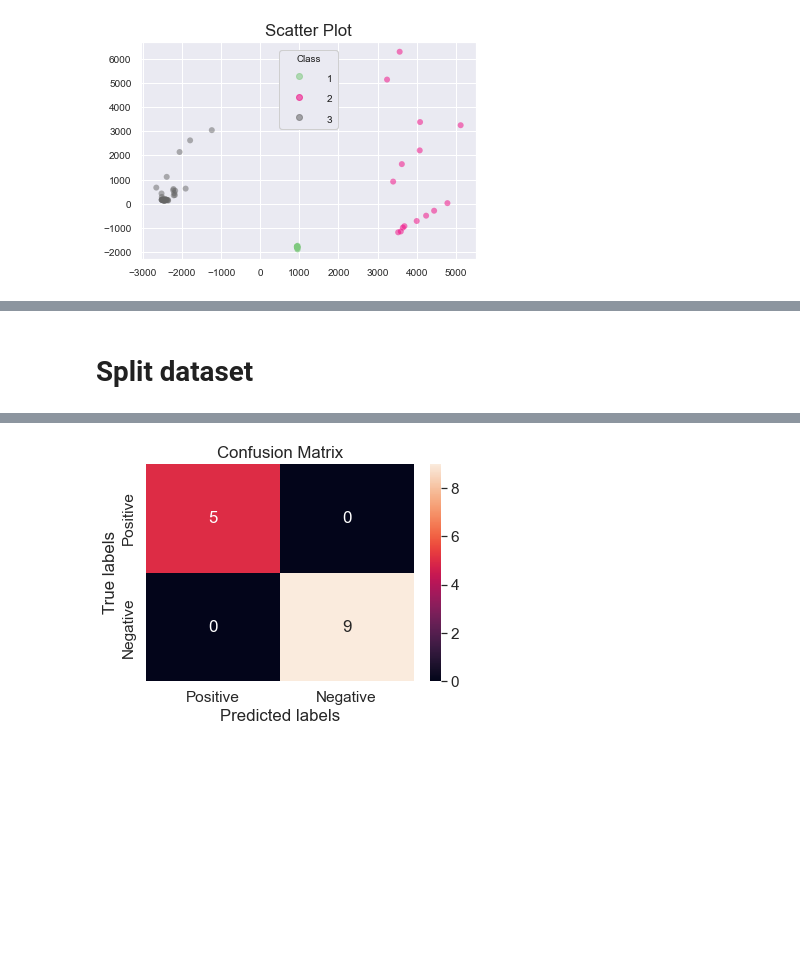
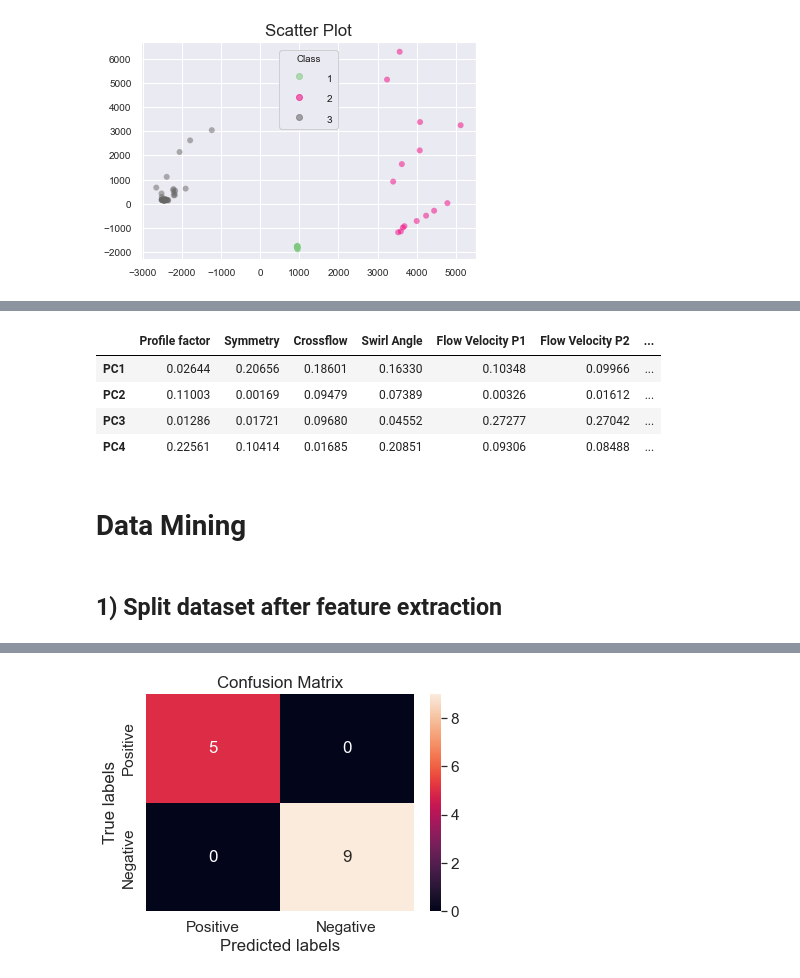
Before and after one commit to goldslime123/csc3005-DA, a Jupyter notebook: MeterB.ipynb, the cells around one changed output, grey strips where cells are left out. Saved outputs shown, nothing was run; the diff lists cells and outputs as text; code cells hidden in the pictures; blank space fills up the shorter version.

```diff
--- a/MeterB.ipynb
+++ b/MeterB.ipynb
@@ -700,5 +716,18 @@ X_pca.shape
+# %%
+df_pca = pd.DataFrame(abs(pca.components_),columns=col_name_meterB)
+df_pca = df_pca.set_axis(['PC1','PC2','PC3','PC4'])
+pd.set_option('display.float_format', lambda x: '%.5f' % x)
+df_pca
+# %% [output]
+|  | Profile factor | Symmetry | Crossflow | Swirl Angle | Flow Velocity P1 | Flow Velocity P2 | ... |
+| PC1 | 0.02644 | 0.20656 | 0.18601 | 0.16330 | 0.10348 | 0.09966 | ... |
+| PC2 | 0.11003 | 0.00169 | 0.09479 | 0.07389 | 0.00326 | 0.01612 | ... |
+| PC3 | 0.01286 | 0.01721 | 0.09680 | 0.04552 | 0.27277 | 0.27042 | ... |
+| PC4 | 0.22561 | 0.10414 | 0.01685 | 0.20851 | 0.09306 | 0.08488 | ... |
+# %% [markdown]
+# Data Mining
 # %% [markdown]
-# Split dataset
+## 1) Split dataset after feature extraction
 # %%
 from sklearn.model_selection import train_test_split
 
```
Also changed, not shown: parts of 29 cells of this notebook.
